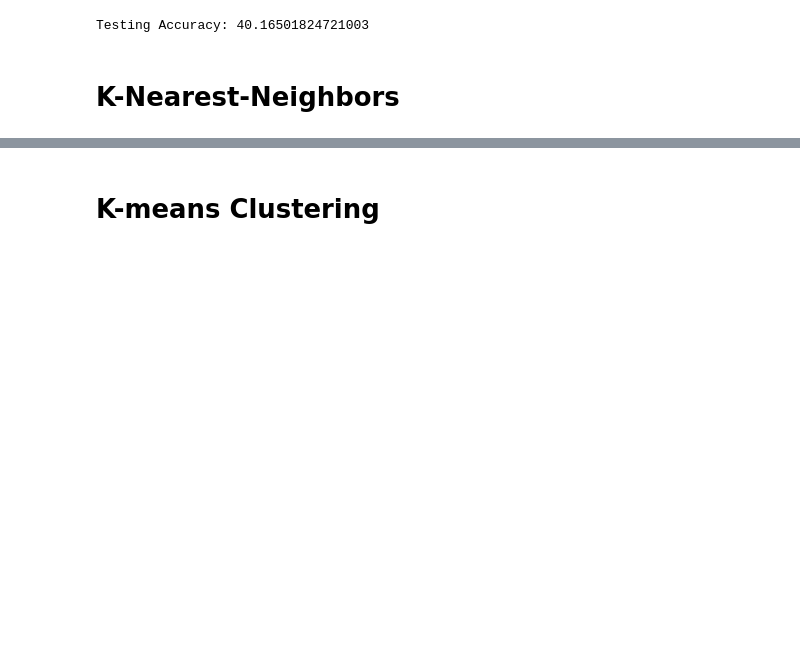
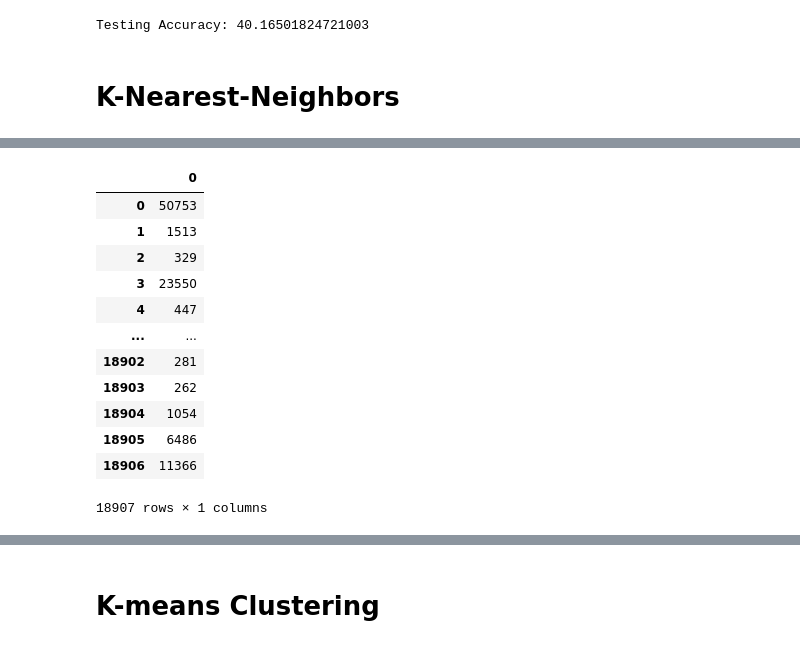
Before and after one commit to meghutch/Chicago_Crimes, a Jupyter notebook: Chicago_Crime_Analysis.ipynb, the cells around one changed output, grey strips where cells are left out. Cells and saved outputs as stored; diff of their text form; code cells hidden in the pictures; blank space fills up the shorter version.

```diff
--- a/Chicago_Crime_Analysis.ipynb
+++ b/Chicago_Crime_Analysis.ipynb
@@ -774,0 +795,17 @@ print(neighbors.head(10))
+# %%
+indicesx = pd.DataFrame(indices)
+indicesx
+# %% [output]
+|  | 0 |
+| 0 | 50753 |
+| 1 | 1513 |
+| 2 | 329 |
+| 3 | 23550 |
+| 4 | 447 |
+| ... | ... |
+| 18902 | 281 |
+| 18903 | 262 |
+| 18904 | 1054 |
+| 18905 | 6486 |
+| 18906 | 11366 |
+18907 rows × 1 columns
```
Also changed, not shown: parts of 12 cells of this notebook.
